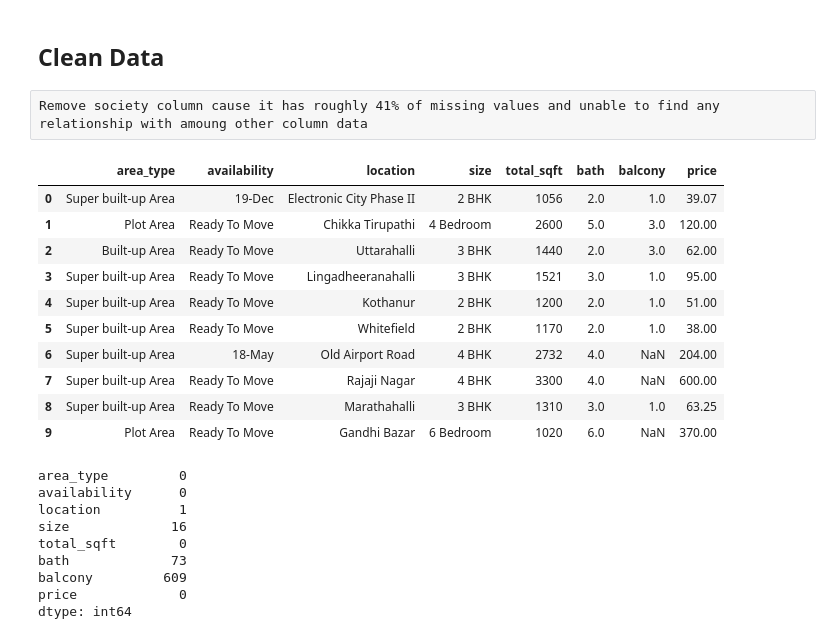
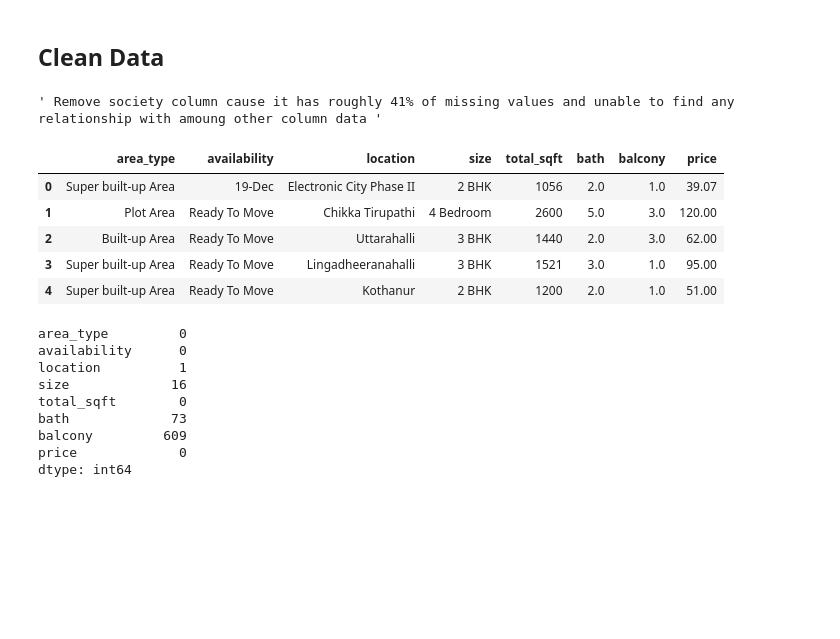
Before and after one commit to Naviya-C/Real-Estate-Price-Prediction, a Jupyter notebook: Data Pre-process/Data_PreProcessing.ipynb, the cells around one changed output. Drawn from its saved outputs; the diff is of its cells as text; code cells hidden in the pictures; blank space fills up the shorter version.

```diff
--- a/Data Pre-process/Data_PreProcessing.ipynb
+++ b/Data Pre-process/Data_PreProcessing.ipynb
@@ -89,24 +89,21 @@ ACersd     115.0
 Name: price, dtype: float64
 # %% [markdown]
 ## Clean Data
-# %% [raw]
-Remove society column cause it has roughly 41% of missing values and unable to find any relationship with amoung other column data
+# %%
+""" Remove society column cause it has roughly 41% of missing values and unable to find any relationship with amoung other column data """
+# %% [output]
+' Remove society column cause it has roughly 41% of missing values and unable to find any relationship with amoung other column data '
 # %%
 df1 = dataFrame.drop("society", axis = 1)
 # %%
-df1.head(10)
+df1.head(5)
 # %% [output]
 |  | area_type | availability | location | size | total_sqft | bath | balcony | price |
 | 0 | Super built-up Area | 19-Dec | Electronic City Phase II | 2 BHK | 1056 | 2.0 | 1.0 | 39.07 |
 | 1 | Plot Area | Ready To Move | Chikka Tirupathi | 4 Bedroom | 2600 | 5.0 | 3.0 | 120.00 |
 | 2 | Built-up Area | Ready To Move | Uttarahalli | 3 BHK | 1440 | 2.0 | 3.0 | 62.00 |
 | 3 | Super built-up Area | Ready To Move | Lingadheeranahalli | 3 BHK | 1521 | 3.0 | 1.0 | 95.00 |
 | 4 | Super built-up Area | Ready To Move | Kothanur | 2 BHK | 1200 | 2.0 | 1.0 | 51.00 |
-| 5 | Super built-up Area | Ready To Move | Whitefield | 2 BHK | 1170 | 2.0 | 1.0 | 38.00 |
-| 6 | Super built-up Area | 18-May | Old Airport Road | 4 BHK | 2732 | 4.0 | NaN | 204.00 |
-| 7 | Super built-up Area | Ready To Move | Rajaji Nagar | 4 BHK | 3300 | 4.0 | NaN | 600.00 |
-| 8 | Super built-up Area | Ready To Move | Marathahalli | 3 BHK | 1310 | 3.0 | 1.0 | 63.25 |
-| 9 | Plot Area | Ready To Move | Gandhi Bazar | 6 Bedroom | 1020 | 6.0 | NaN | 370.00 |
 # %%
 df1.isnull().sum()
 # %% [output]
```
Also changed, not shown: parts of 20 cells of this notebook.
